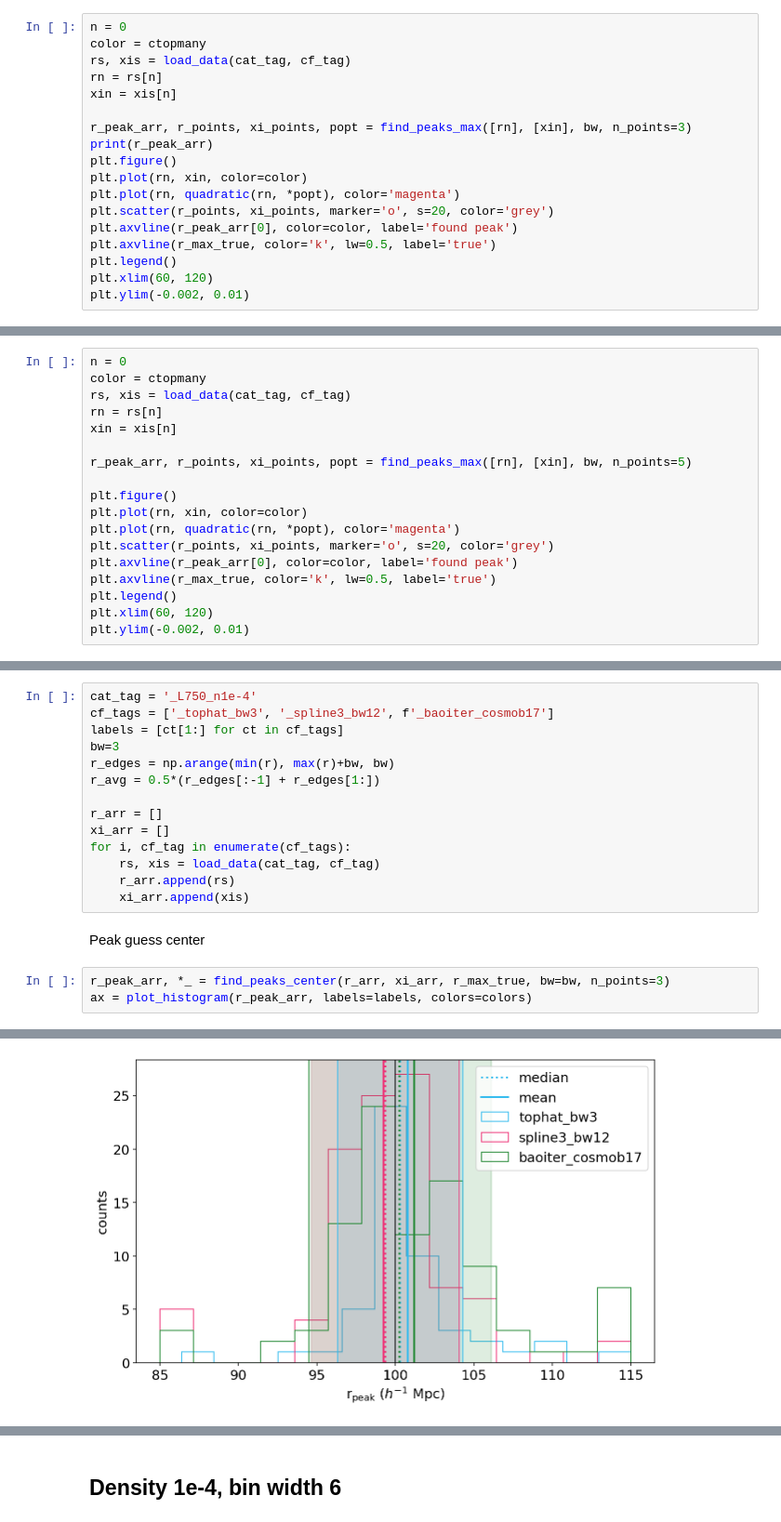
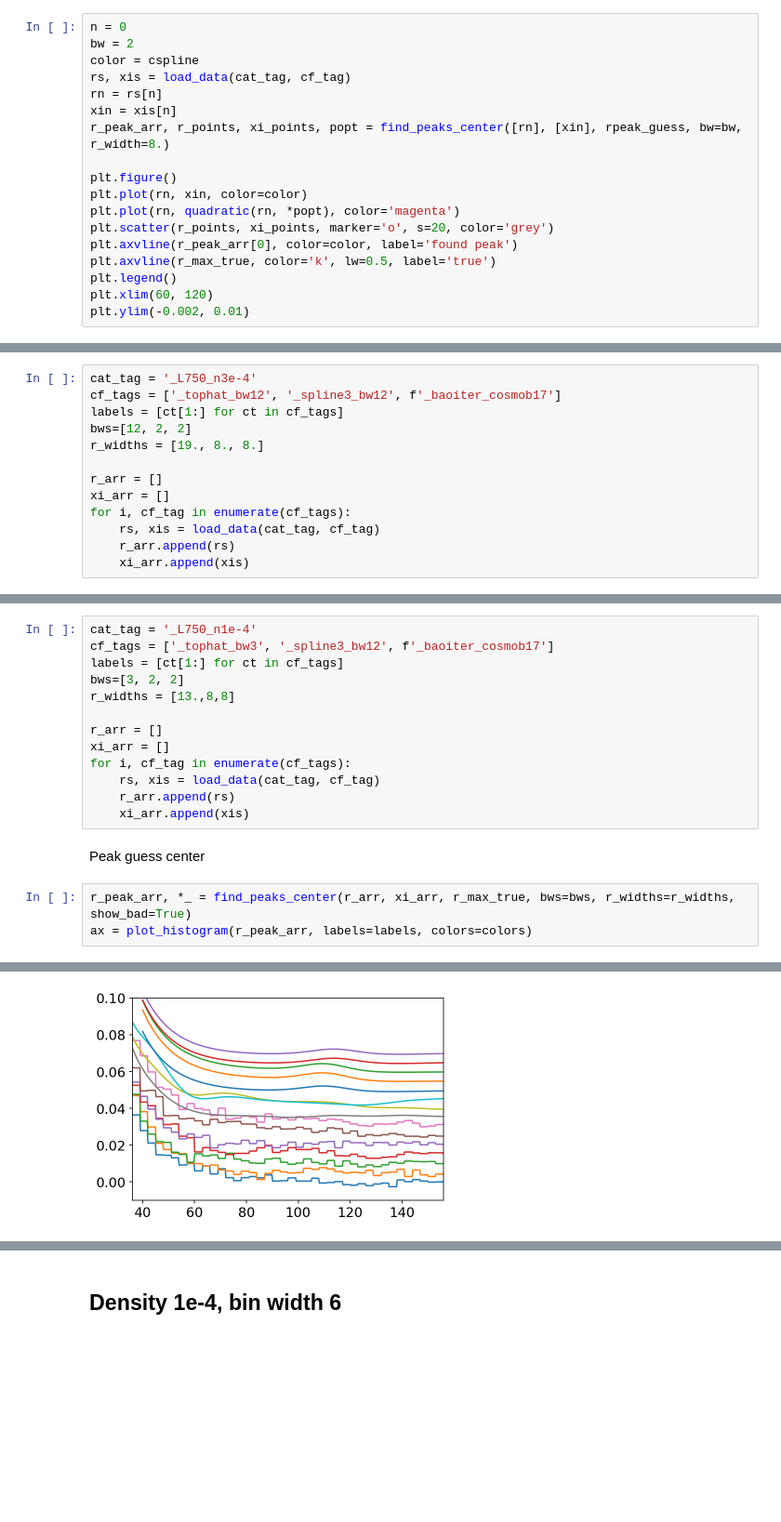
Before and after one commit to kstoreyf/continuous-estimator, a Jupyter notebook: code/peak_fit.ipynb, the cells around one changed output, grey strips where cells are left out. Shown at 93% size. Drawn from its saved outputs; the diff is of its cells as text; blank space fills up the shorter version.

Commit message:
updated peak fitting code, new plots

```diff
--- a/code/peak_fit.ipynb
+++ b/code/peak_fit.ipynb
@@ -365,12 +445,12 @@ Number of NaNs: 0 , Bottom edges: 0 , Top edges: 0
 # %%
 n = 0
-color = ctopmany
+bw = 2
+color = cspline
 rs, xis = load_data(cat_tag, cf_tag)
 rn = rs[n]
 xin = xis[n]
+r_peak_arr, r_points, xi_points, popt = find_peaks_center([rn], [xin], rpeak_guess, bw=bw, r_width=8.)
 
-r_peak_arr, r_points, xi_points, popt = find_peaks_max([rn], [xin], bw, n_points=3)
-print(r_peak_arr)
 plt.figure()
 plt.plot(rn, xin, color=color)
 plt.plot(rn, quadratic(rn, *popt), color='magenta')
@@ -388,18 +467,0 @@ Number of NaNs: 0 , Bottom edges: 0 , Top edges: 0
-# %%
-n = 0
-color = ctopmany
-rs, xis = load_data(cat_tag, cf_tag)
-rn = rs[n]
-xin = xis[n]
-
-r_peak_arr, r_points, xi_points, popt = find_peaks_max([rn], [xin], bw, n_points=5)
-
-plt.figure()
-plt.plot(rn, xin, color=color)
-plt.plot(rn, quadratic(rn, *popt), color='magenta')
-plt.scatter(r_points, xi_points, marker='o', s=20, color='grey')
-plt.axvline(r_peak_arr[0], color=color, label='found peak')
-plt.axvline(r_max_true, color='k', lw=0.5, label='true')
-plt.legend()
-plt.xlim(60, 120)
-plt.ylim(-0.002, 0.01)
@@ -497 +520,14 @@ Number of NaNs: 3 , Bottom edges: 2 , Top edges: 2
+# %%
+cat_tag = '_L750_n3e-4'
+cf_tags = ['_tophat_bw12', '_spline3_bw12', f'_baoiter_cosmob17']
+labels = [ct[1:] for ct in cf_tags]
+bws=[12, 2, 2]
+r_widths = [19., 8., 8.]
+
+r_arr = []
+xi_arr = []
+for i, cf_tag in enumerate(cf_tags):
+    rs, xis = load_data(cat_tag, cf_tag)
+    r_arr.append(rs)
+    xi_arr.append(xis)
 # %%
@@ -582,9 +597,8 @@ plt.axvline(r_max_true, color='k', label='true')
 cat_tag = '_L750_n1e-4'
 cf_tags = ['_tophat_bw3', '_spline3_bw12', f'_baoiter_cosmob17']
 labels = [ct[1:] for ct in cf_tags]
-bw=3
-r_edges = np.arange(min(r), max(r)+bw, bw)
-r_avg = 0.5*(r_edges[:-1] + r_edges[1:])
+bws=[3, 2, 2]
+r_widths = [13.,8,8]
 
 r_arr = []
 xi_arr = []
@@ -595,6 +609,6 @@ for i, cf_tag in enumerate(cf_tags):
 # %% [markdown]
 Peak guess center
 # %%
-r_peak_arr, *_ = find_peaks_center(r_arr, xi_arr, r_max_true, bw=bw, n_points=3)
+r_peak_arr, *_ = find_peaks_center(r_arr, xi_arr, r_max_true, bws=bws, r_widths=r_widths, show_bad=True)
 ax = plot_histogram(r_peak_arr, labels=labels, colors=colors)
 # %% [output]
@@ -607 +618 @@ Number of NaNs: 5 , Bottom edges: 3 , Top edges: 5
-[figure, old version]
+[figure, new version]
```
Also changed, not shown: parts of 50 cells of this notebook, 2 other files.
